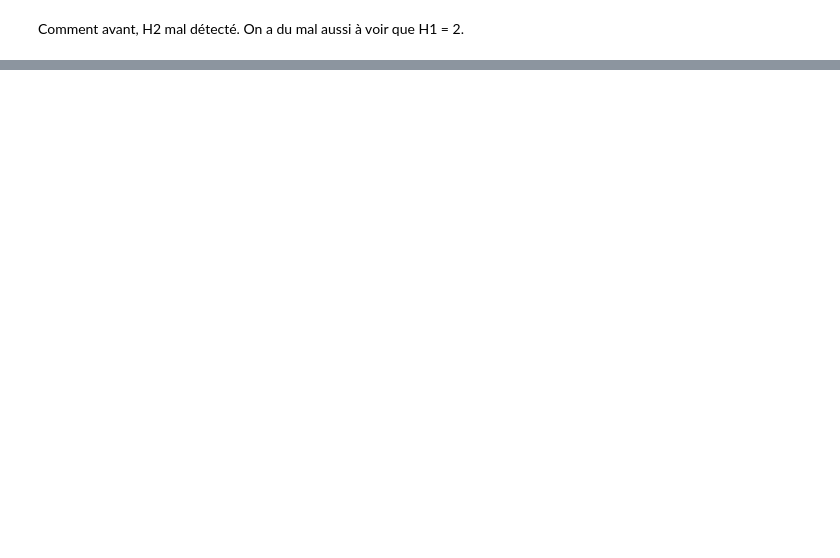
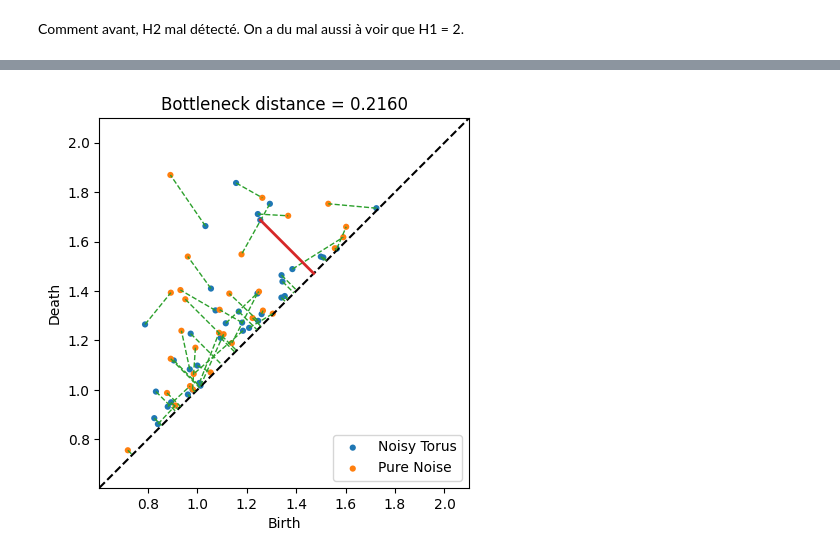
Before and after one commit to emmanuelakoun/Statapp, a Jupyter notebook: baptiste_code.ipynb, the cells around one changed output, grey strips where cells are left out. Saved outputs shown, nothing was run; the diff lists cells and outputs as text; code cells hidden in the pictures; blank space fills up the shorter version.

```diff
--- a/baptiste_code.ipynb
+++ b/baptiste_code.ipynb
@@ -182,3 +182,17 @@ ax = plot_landscape_simple(pla, depth_range = range(10))
 # %%
 #La différence entre le persistence landscape du bruit pur et du tore bruité à 0.2 n'est pas si
 #flagrante !
+# %%
+dgm_unif = ripser.ripser(uniform_data)['dgms'][1]
+dgm_torus = ripser.ripser(data)['dgms'][1]
+
+distance_bottleneck, matching = persim.bottleneck(dgm_unif, dgm_torus, matching=True)
+
+persim.bottleneck_matching(
+    dgm_unif, dgm_torus, matching,
+    labels=['Noisy Torus', 'Pure Noise']
+)
+plt.title(f"Bottleneck distance = {distance_bottleneck:0.4f}",)
+plt.show()
+# %% [output]
+[figure, added]
```
Also changed, not shown: parts of 18 cells of this notebook.
